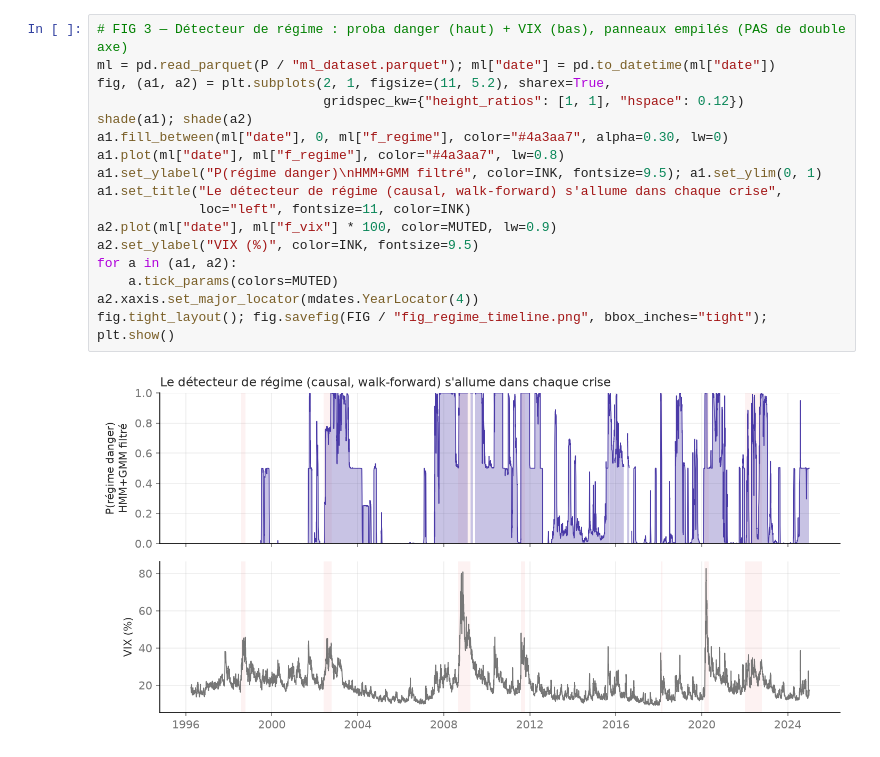
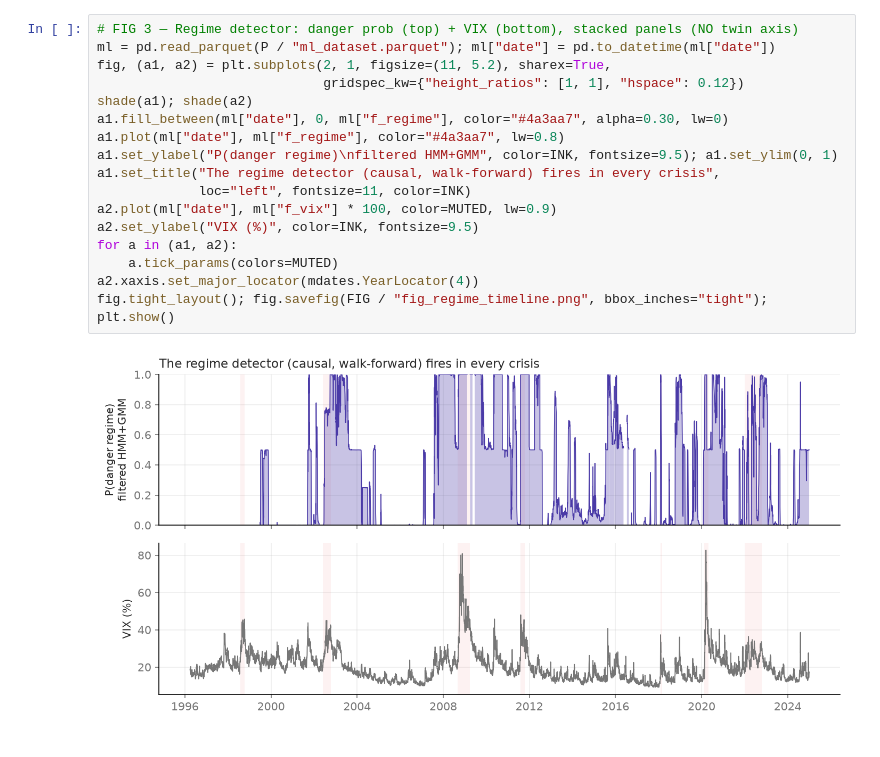
Before and after one commit to NSB22/Dispersion-Trading-Project, a Jupyter notebook: exploration_notebooks/09_ml_results.ipynb, the cells around one changed output. Cells and saved outputs as stored; diff of their text form.

```diff
--- a/exploration_notebooks/09_ml_results.ipynb
+++ b/exploration_notebooks/09_ml_results.ipynb
@@ -88,20 +88,20 @@ fig.tight_layout(); fig.savefig(FIG / "fig_central_test.png", bbox_inches="tight
 # %%
-# FIG 3 — Détecteur de régime : proba danger (haut) + VIX (bas), panneaux empilés (PAS de double axe)
+# FIG 3 — Regime detector: danger prob (top) + VIX (bottom), stacked panels (NO twin axis)
 ml = pd.read_parquet(P / "ml_dataset.parquet"); ml["date"] = pd.to_datetime(ml["date"])
 fig, (a1, a2) = plt.subplots(2, 1, figsize=(11, 5.2), sharex=True,
                              gridspec_kw={"height_ratios": [1, 1], "hspace": 0.12})
 shade(a1); shade(a2)
 a1.fill_between(ml["date"], 0, ml["f_regime"], color="#4a3aa7", alpha=0.30, lw=0)
 a1.plot(ml["date"], ml["f_regime"], color="#4a3aa7", lw=0.8)
-a1.set_ylabel("P(régime danger)\nHMM+GMM filtré", color=INK, fontsize=9.5); a1.set_ylim(0, 1)
-a1.set_title("Le détecteur de régime (causal, walk-forward) s'allume dans chaque crise",
+a1.set_ylabel("P(danger regime)\nfiltered HMM+GMM", color=INK, fontsize=9.5); a1.set_ylim(0, 1)
+a1.set_title("The regime detector (causal, walk-forward) fires in every crisis",
              loc="left", fontsize=11, color=INK)
 a2.plot(ml["date"], ml["f_vix"] * 100, color=MUTED, lw=0.9)
 a2.set_ylabel("VIX (%)", color=INK, fontsize=9.5)
 for a in (a1, a2):
     a.tick_params(colors=MUTED)
 a2.xaxis.set_major_locator(mdates.YearLocator(4))
 fig.tight_layout(); fig.savefig(FIG / "fig_regime_timeline.png", bbox_inches="tight"); plt.show()
 # %% [output]
-[figure, old version]
+[figure, new version]
 # %%
```
Also changed, not shown: parts of 9 cells of this notebook, 53 other files.
